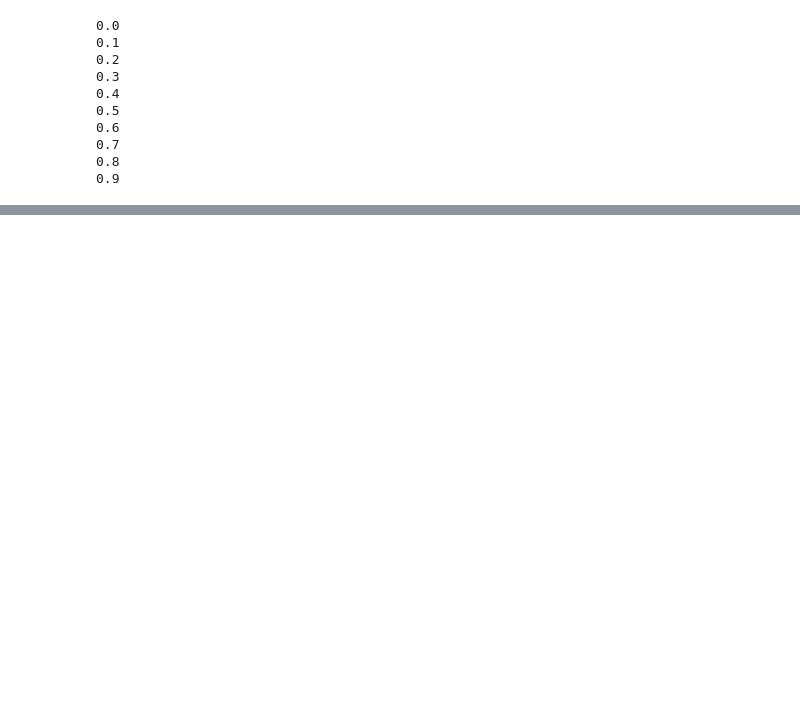
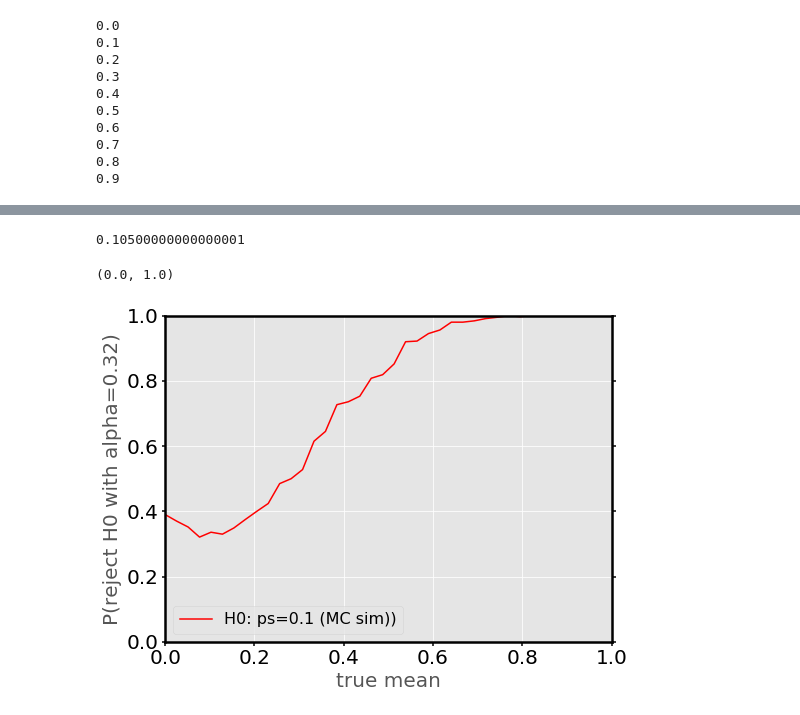
Before and after one commit to HansN87/TUM-lectures-PH2282, a Jupyter notebook: ex6/confidence_intervals_medium_sample.ipynb, the cells around one changed output, grey strips where cells are left out. Cells and saved outputs as stored; diff of their text form; code cells hidden in the pictures; blank space fills up the shorter version.

Commit message:
now with power calculation

```diff
--- a/ex6/confidence_intervals_medium_sample.ipynb
+++ b/ex6/confidence_intervals_medium_sample.ipynb
@@ -330,0 +331,45 @@ cbar.ax.tick_params(labelsize=20)
+# %%
+# let's look at the power function for some p_s value (compare to normal power function)
+# here we look at power corresponding to 1 sigma, i.e. p<0.32
+data_ps = np.linspace(0.0,1.0,40)
+
+k=10
+true_ps = ps_grid[k]
+print true_ps
+TSdist = TS_grid[k]
+
+
+powers = []
+for dps in data_ps:
+    rejected = []
+    for i in range(1000):
+        pseudo_data = BuildDataset(sample_size, dps)
+        obsts = get_TS(pseudo_data, true_ps)
+        pval = get_approx_pvalue(TSdist, obsts)
+        if pval<0.32:
+            rejected.append(1)
+        else:
+            rejected.append(0)
+
+    rejected = np.asarray(rejected)
+    idx = np.where(rejected>0.5)[0]
+    powers.append(len(rejected[idx])*1.0/len(rejected))
+# %% [output]
+0.10500000000000001
+# %%
+fig, ax = plt.subplots(nrows=1, ncols=1, figsize=(8, 6))
+plt.plot(data_ps, powers, "r-", label='H0: ps=0.1 (MC sim))')
+plt.ylim([0, 1.0])
+ax.set_xlabel('true mean', fontsize=20)
+ax.set_ylabel('P(reject H0 with alpha=0.32)', fontsize=20)
+for axis in ['top','bottom','left','right']:
+          ax.spines[axis].set_linewidth(2.5)
+          ax.spines[axis].set_color('0.0')
+
+ax.tick_params(axis='both', which='both', width=1.5, colors='0.0', labelsize=20)
+ax.yaxis.set_ticks_position('both')
+plt.legend(fontsize=16)
+plt.xlim([0.0, 1.0])
+# %% [output]
+(0.0, 1.0)
+[figure, added]
```
Also changed, not shown: parts of 9 cells of this notebook, 2 other files.
